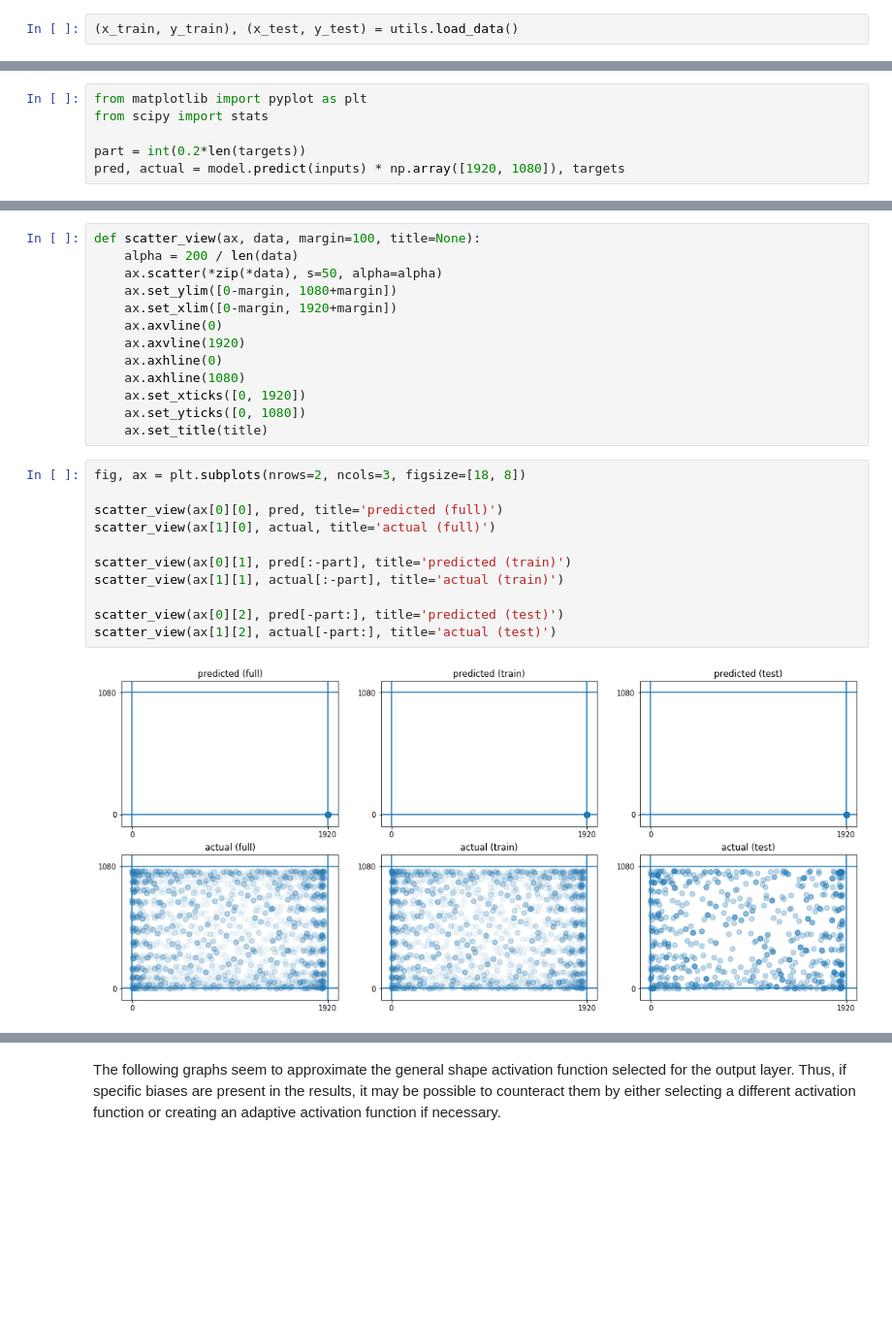
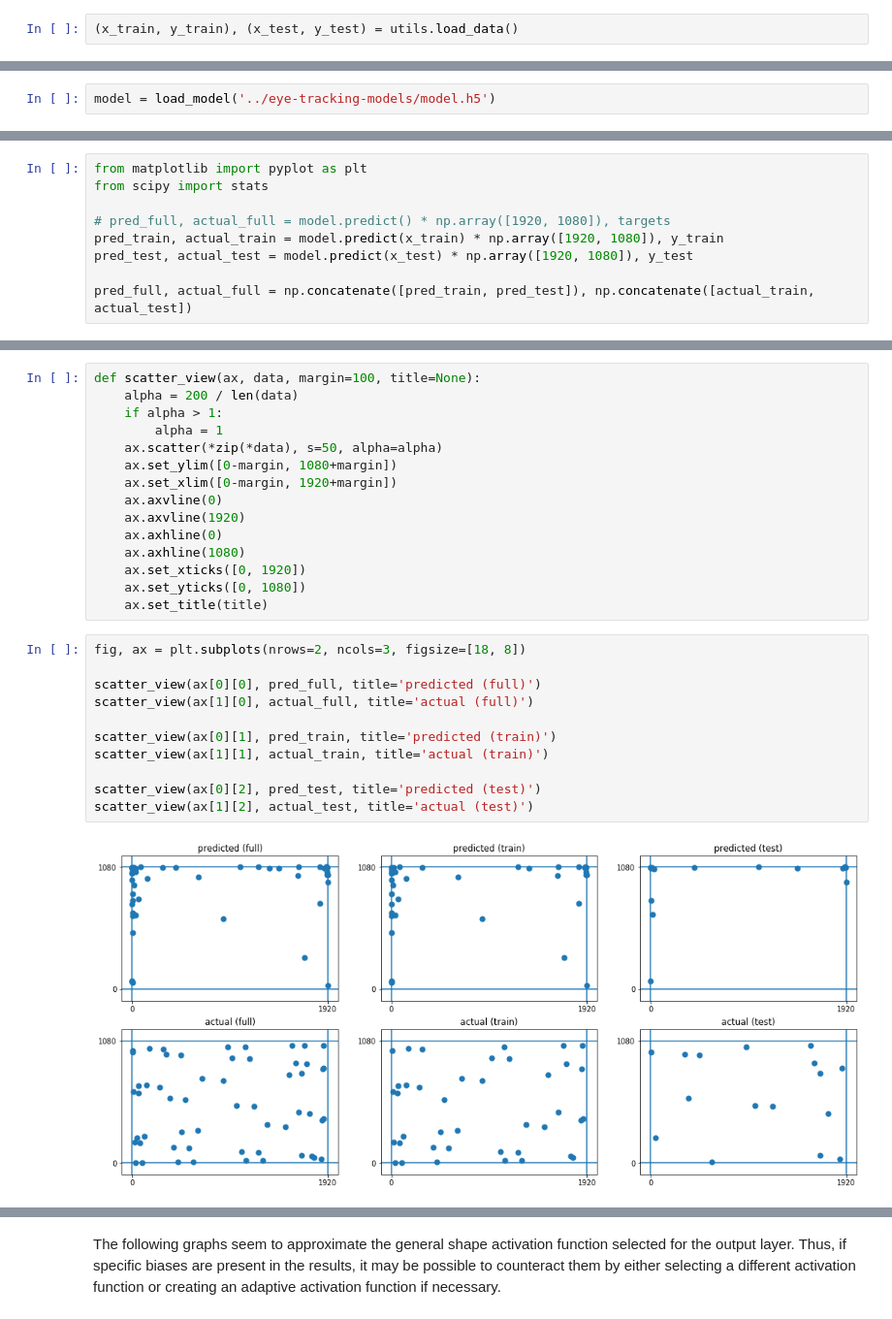
Before and after one commit to yrkv/eye-tracking, a Jupyter notebook: analyze-data.ipynb, the cells around one changed output, grey strips where cells are left out. Shown at 97% size. Drawn from its saved outputs; the diff is of its cells as text; blank space fills up the shorter version.

```diff
--- a/analyze-data.ipynb
+++ b/analyze-data.ipynb
@@ -88,0 +29,2 @@ HBox(children=(IntProgress(value=0, description='Epoch 9', max=2787, style=Progr
+# %%
+model = load_model('../eye-tracking-models/model.h5')
@@ -97,6 +49,9 @@ sigmoid.save('sigmoid.h5')
 from matplotlib import pyplot as plt
 from scipy import stats
 
-part = int(0.2*len(targets))
-pred, actual = model.predict(inputs) * np.array([1920, 1080]), targets
+# pred_full, actual_full = model.predict() * np.array([1920, 1080]), targets
+pred_train, actual_train = model.predict(x_train) * np.array([1920, 1080]), y_train
+pred_test, actual_test = model.predict(x_test) * np.array([1920, 1080]), y_test
+
+pred_full, actual_full = np.concatenate([pred_train, pred_test]), np.concatenate([actual_train, actual_test])
 # %%
@@ -117,6 +72,8 @@ a[0:10]
 # %%
 def scatter_view(ax, data, margin=100, title=None):
     alpha = 200 / len(data)
+    if alpha > 1:
+        alpha = 1
     ax.scatter(*zip(*data), s=50, alpha=alpha)
     ax.set_ylim([0-margin, 1080+margin])
     ax.set_xlim([0-margin, 1920+margin])
@@ -130,14 +87,14 @@ def scatter_view(ax, data, margin=100, title=None):
 # %%
 fig, ax = plt.subplots(nrows=2, ncols=3, figsize=[18, 8])
 
-scatter_view(ax[0][0], pred, title='predicted (full)')
-scatter_view(ax[1][0], actual, title='actual (full)')
+scatter_view(ax[0][0], pred_full, title='predicted (full)')
+scatter_view(ax[1][0], actual_full, title='actual (full)')
 
-scatter_view(ax[0][1], pred[:-part], title='predicted (train)')
-scatter_view(ax[1][1], actual[:-part], title='actual (train)')
+scatter_view(ax[0][1], pred_train, title='predicted (train)')
+scatter_view(ax[1][1], actual_train, title='actual (train)')
 
-scatter_view(ax[0][2], pred[-part:], title='predicted (test)')
-scatter_view(ax[1][2], actual[-part:], title='actual (test)')
+scatter_view(ax[0][2], pred_test, title='predicted (test)')
+scatter_view(ax[1][2], actual_test, title='actual (test)')
 # %% [output]
-[figure, old version]
+[figure, new version]
 # %%
```
Also changed, not shown: parts of 16 cells of this notebook, 2 other files.
